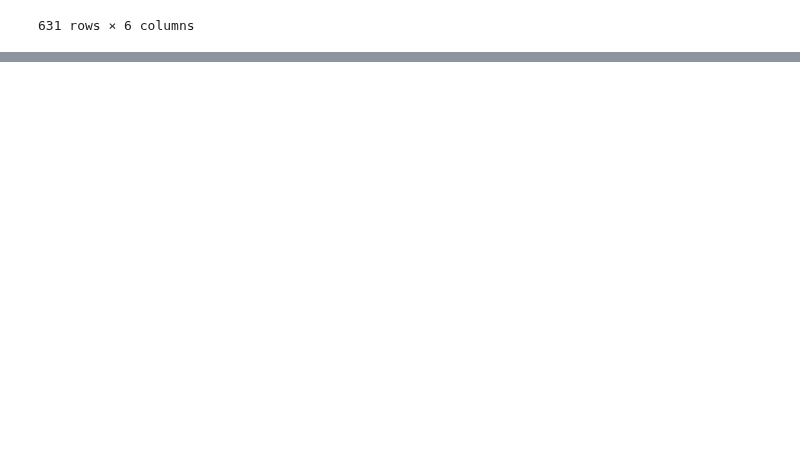
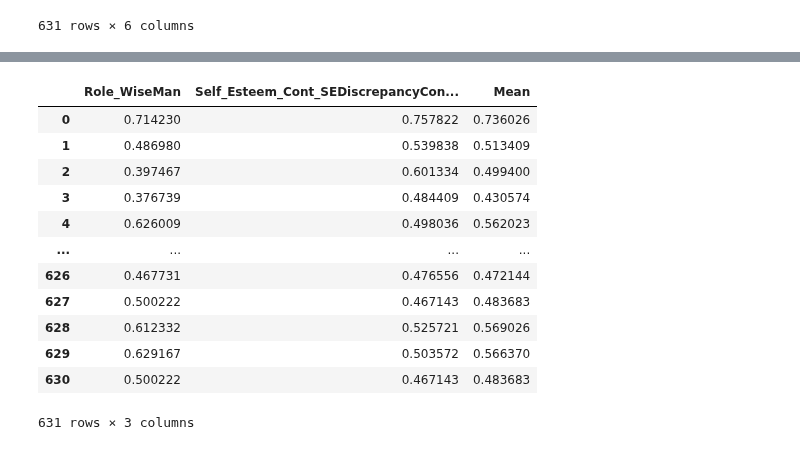
Before and after one commit to dindaslsbilla/coba, a Jupyter notebook: Untitled1.ipynb, the cells around one changed output, grey strips where cells are left out. Saved outputs shown, nothing was run; the diff lists cells and outputs as text; code cells hidden in the pictures; blank space fills up the shorter version.

Commit message:
add role wiseman to csv

```diff
--- a/Untitled1.ipynb
+++ b/Untitled1.ipynb
@@ -584,0 +604,25 @@ rolemanager_df
+# %%
+rolewiseman_df=pd.read_csv('maingames_rolewiseman.csv')
+rolewiseman_df.mean(axis=0)
+rolewiseman_df.drop(columns=rolewiseman_df.columns[0],
+        axis=1,
+        inplace=True)
+rolewiseman_df.to_csv('maingames_rolewiseman.csv',index="False")
+mean_row=rolewiseman_df.mean(axis=1)
+rolewiseman_df['Mean']=mean_row
+rolewiseman_df.to_csv('maingames_rolewiseman.csv',index="False")
+rolewiseman_df
+# %% [output]
+|  | Role_WiseMan | Self_Esteem_Cont_SEDiscrepancyCon... | Mean |
+| 0 | 0.714230 | 0.757822 | 0.736026 |
+| 1 | 0.486980 | 0.539838 | 0.513409 |
+| 2 | 0.397467 | 0.601334 | 0.499400 |
+| 3 | 0.376739 | 0.484409 | 0.430574 |
+| 4 | 0.626009 | 0.498036 | 0.562023 |
+| ... | ... | ... | ... |
+| 626 | 0.467731 | 0.476556 | 0.472144 |
+| 627 | 0.500222 | 0.467143 | 0.483683 |
+| 628 | 0.612332 | 0.525721 | 0.569026 |
+| 629 | 0.629167 | 0.503572 | 0.566370 |
+| 630 | 0.500222 | 0.467143 | 0.483683 |
+631 rows × 3 columns
```
Also changed, not shown: parts of 2 cells of this notebook, 1 other file.
